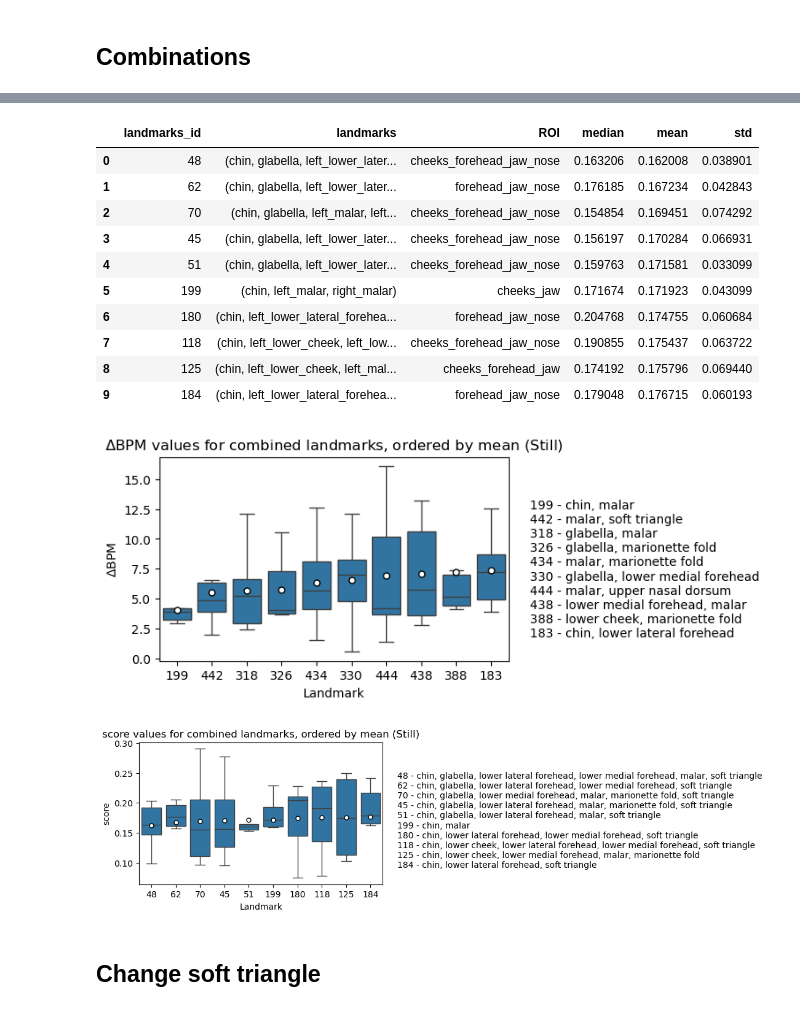
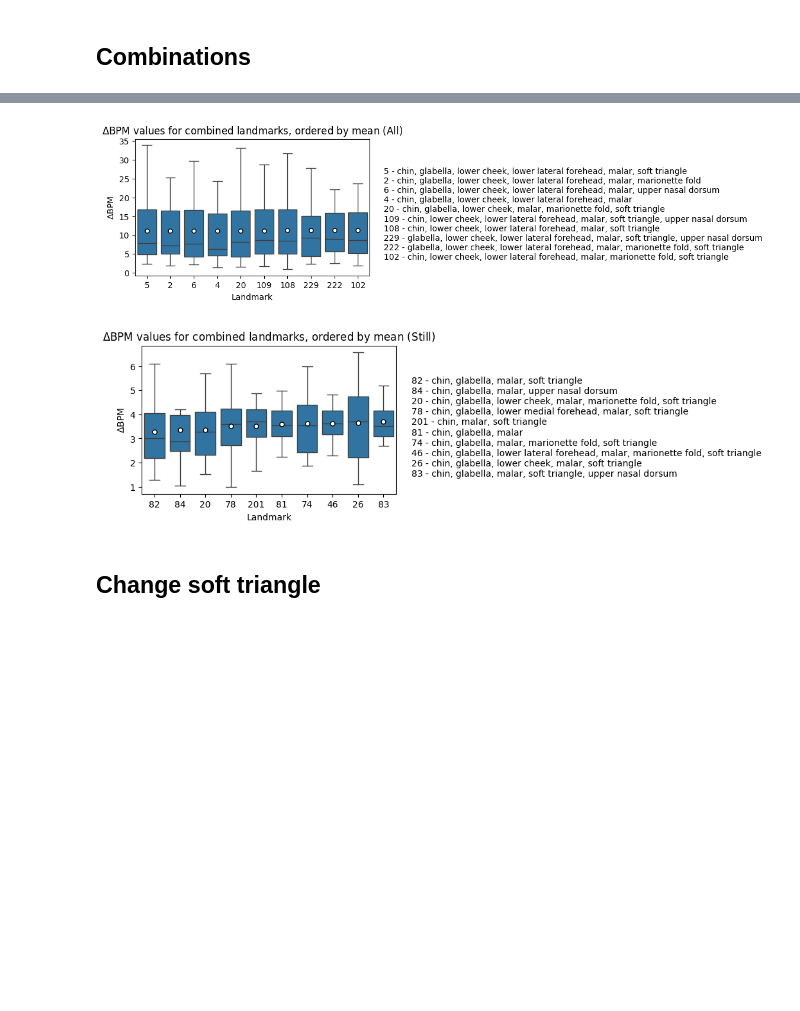
Before and after one commit to emilierp/landmark_rppg, a Jupyter notebook: project_landmarks/analyze_brightness.ipynb, the cells around one changed output, grey strips where cells are left out. Drawn from its saved outputs; the diff is of its cells as text; code cells hidden in the pictures; blank space fills up the shorter version.

```diff
--- a/project_landmarks/analyze_brightness.ipynb
+++ b/project_landmarks/analyze_brightness.ipynb
@@ -216,12 +229,10 @@ display(df.boxplot(column='MAE', by='videoFilename', figsize=(16,3), rot=90))
 
 # Still
 setting = 'Still'
-x = df[(df['dataset'] == 'lgi_ppgi') & df['videoFilename'].str.contains('resting') | (df['dataset'] == 'mr_nirp') | (df['dataset'] == 'ubfc_phys')].copy().reset_index(drop=True)
+x = get_still(df)
 
 fig, axs = plt.subplots(1,2, figsize=(16,3))
 _, grouped1, rankings1, _, _ = plot_each_landmark(x.copy(), 'MAE', dataset_name=setting, axs=axs)
-fig, axs = plt.subplots(1,2, figsize=(16,3))
-_, grouped1, rankings1, _, _ = plot_each_landmark(x.copy(), 'timeDTW', dataset_name=setting, axs=axs)
 # %% [output]
 Sampling - window - overlap:  ['2000_win10-0']
 (396, 22) ROI:  ['forehead' 'nose' 'mustache' 'temple' 'cheeks' 'jaw'] 6
@@ -235,9 +301,8 @@ Landmarks:  18
 # %%
 df = pd.DataFrame()
 dataset_name = 'LGI_PPGI'
-df = pd.concat([df, pd.read_hdf(f'../results/no_overlap/{dataset_name}/{SAMPLING}/{dataset_name}_18.h5')])
-df = pd.concat([df, pd.read_hdf(f'../results/no_overlap/{dataset_name}/{SAMPLING}/{dataset_name}_combine_sym_landmarks.h5')])
-df = pd.concat([df, pd.read_hdf(f'../results/no_overlap/{dataset_name}/{SAMPLING}/{dataset_name}_combine_sym_landmarks6-11.h5')])
+df = pd.concat([df, pd.read_hdf(f'../results/brightness_roi/lgi_mr/{dataset_name}/{dataset_name}_18.h5')])
+df = pd.concat([df, pd.read_hdf(f'../results/brightness_roi/lgi_mr/{dataset_name}/{dataset_name}_combine_landmarks_2-6.h5')])
 df = df.query("method == 'cupy_CHROM'") # no need to do this but for fun
 df['landmarks'] = df['landmarks'].apply(lambda x: tuple(sorted(x)))
 df = format_data(df)
@@ -254,9 +319,4 @@ df['landmarks_len'] = df['landmarks_names'].apply(lambda x: len(x))
 print(f"{df.videoIdx.unique().size} videos, {df.landmarks.unique().size} landmarks, {df.shape}")
 print("Number of different landmarks combination", df.landmarks_id.unique().size)
 df.head(1)
-
-
-x = df[(df['dataset'] == 'lgi_ppgi') & df['videoFilename'].str.contains('resting') | (df['dataset'] == 'mr_nirp') | (df['dataset'] == 'ubfc_phys')].query('landmarks_len == 2').copy().reset_index(drop=True)
-fig, ax = plt.subplots(1,1, figsize=(8,3))
-y = plot_metric_rank2(x, 'MAE', 'Still', groupby_col='landmarks_id', top=10, agg_fct='mean', ax=ax, fig=fig)
 # %% [output]
@@ -266,21 +327,0 @@ Number of different landmarks combination 516
-# %%
-df = pd.DataFrame()
-dataset_name = 'LGI_PPGI'
-# df = pd.concat([df, pd.read_hdf(f'../results/brightness_roi/lgi_mr/{dataset_name}/{dataset_name}_18.h5')])
-df = pd.concat([df, pd.read_hdf(f'../results/brightness_roi/lgi_mr/{dataset_name}/{dataset_name}_combine_landmarks_2-6.h5')])
-df = df.query("method == 'cupy_CHROM'") # no need to do this but for fun
-df['landmarks'] = df['landmarks'].apply(lambda x: tuple(sorted(x)))
-df = format_data(df)
-df['ROI'] = df['ROI'].apply(lambda x: '_'.join(sorted(x.split('_')))) # Sort ROI
-df = df[~df['landmarks'].apply(lambda x:
-                              'lower_nasal_dorsum' in x or 'left_ala' in x or 'left_nasolabial_fold' in x or 'left_temporal' in x)].reset_index(drop=True)
-# marionette fold not combined with lower nasal dorsum, ala, nasolabial fold
-# 6-11 does not contain temporal, marionette fold
-df = df.reset_index(drop=True).drop(columns=['bpmGT', 'bpmES', 'timeGT', 'timeES',])
-df['landmarks_id'] = df['landmarks'].astype('category').cat.codes
-df['landmarks_names'] = df['landmarks'].apply(lambda x: set([name.replace('left_', '').replace('right_', '').strip() for name in x]))
-df['landmarks_len'] = df['landmarks_names'].apply(lambda x: len(x))
-
-print(f"{df.videoIdx.unique().size} videos, {df.landmarks.unique().size} landmarks, {df.shape}")
-print("Number of different landmarks combination", df.landmarks_id.unique().size)
-df.head(1)
@@ -295,46 +330,37 @@ def plot_metric_rank2(df, metric, dataset_name, groupby_col='landmarks_id', top=
     """
         Rank by overal mean/median metric and top 10. Plot metric.
     """
     ascending = False if metric == 'PCC' else True
     y = df.groupby([groupby_col, 'landmarks', 'ROI'])[metric].agg(['median','mean','std']).sort_values(by=agg_fct, ascending=ascending)[:top].reset_index()
     z = df[df[groupby_col].isin(y[groupby_col].unique())]
     if ax is None:
         return y
 
     box = sns.boxplot(x=groupby_col, y=metric, order=y.landmarks_id, data=z, showmeans=True, meanprops={"marker":"o","markerfacecolor":"white", "markeredgecolor":"black", "markersize":"5"}, showfliers=False)
     # box = sns.violinplot(x=groupby_col, y=metric,  order=y.landmarks_id, data=z, ax=ax)
     # box.legend_.remove()
     landmarks_mapping = y.sort_values(by=agg_fct, ascending=ascending)[['landmarks','landmarks_id']].drop_duplicates()
     landmarks_names = []
     for names in landmarks_mapping['landmarks'].values:
         names = [name.replace('left_', '').replace('right_', '').strip() for name in names]
         landmarks_names.append(', '.join([name.replace('_', ' ') for name in sorted(set(names))]))
     legend_text = '\n'.join(f'{key} - {value}' for key, value in zip(landmarks_mapping['landmarks_id'].values, landmarks_names))
     t = ax.text(.65,.2,legend_text,transform=ax.figure.transFigure)
     fig.subplots_adjust(right=.62)
     if metric == 'MAE': metric = r'$\Delta$' + 'BPM'
     box.set_xlabel('Landmark')
     box.set_ylabel(metric)
     title = f"{metric} values for combined landmarks, ordered by {agg_fct} ({dataset_name})"
     box.set_title(title)
     return y
 
-x = df[(df['dataset'] == 'lgi_ppgi') & df['videoFilename'].str.contains('resting') | (df['dataset'] == 'mr_nirp') | (df['dataset'] == 'ubfc_phys')].query('landmarks_len == 2').copy().reset_index(drop=True)
+fig, ax = plt.subplots(1,1, figsize=(8,3))
+y = plot_metric_rank2(df, 'MAE', 'All', groupby_col='landmarks_id', top=10, agg_fct='mean', ax=ax, fig=fig)
+x = df[(df['dataset'] == 'lgi_ppgi') & df['videoFilename'].str.contains('resting') | (df['dataset'] == 'mr_nirp') | (df['dataset'] == 'ubfc_phys')].copy().reset_index(drop=True)
 fig, ax = plt.subplots(1,1, figsize=(8,3))
 y = plot_metric_rank2(x, 'MAE', 'Still', groupby_col='landmarks_id', top=10, agg_fct='mean', ax=ax, fig=fig)
 # %% [output]
-|  | landmarks_id | landmarks | ROI | median | mean | std |
-| 0 | 48 | (chin, glabella, left_lower_later... | cheeks_forehead_jaw_nose | 0.163206 | 0.162008 | 0.038901 |
-| 1 | 62 | (chin, glabella, left_lower_later... | forehead_jaw_nose | 0.176185 | 0.167234 | 0.042843 |
-| 2 | 70 | (chin, glabella, left_malar, left... | cheeks_forehead_jaw_nose | 0.154854 | 0.169451 | 0.074292 |
-| 3 | 45 | (chin, glabella, left_lower_later... | cheeks_forehead_jaw_nose | 0.156197 | 0.170284 | 0.066931 |
-| 4 | 51 | (chin, glabella, left_lower_later... | cheeks_forehead_jaw_nose | 0.159763 | 0.171581 | 0.033099 |
-| 5 | 199 | (chin, left_malar, right_malar) | cheeks_jaw | 0.171674 | 0.171923 | 0.043099 |
-| 6 | 180 | (chin, left_lower_lateral_forehea... | forehead_jaw_nose | 0.204768 | 0.174755 | 0.060684 |
-| 7 | 118 | (chin, left_lower_cheek, left_low... | cheeks_forehead_jaw_nose | 0.190855 | 0.175437 | 0.063722 |
-| 8 | 125 | (chin, left_lower_cheek, left_mal... | cheeks_forehead_jaw | 0.174192 | 0.175796 | 0.069440 |
-| 9 | 184 | (chin, left_lower_lateral_forehea... | forehead_jaw_nose | 0.179048 | 0.176715 | 0.060193 |
-[figure, old version]
+[figure, new version]
-[figure, old version]
+[figure, new version]
 # %% [markdown]
 ## Change soft triangle
```
Also changed, not shown: parts of 38 cells of this notebook, 20 other files.
